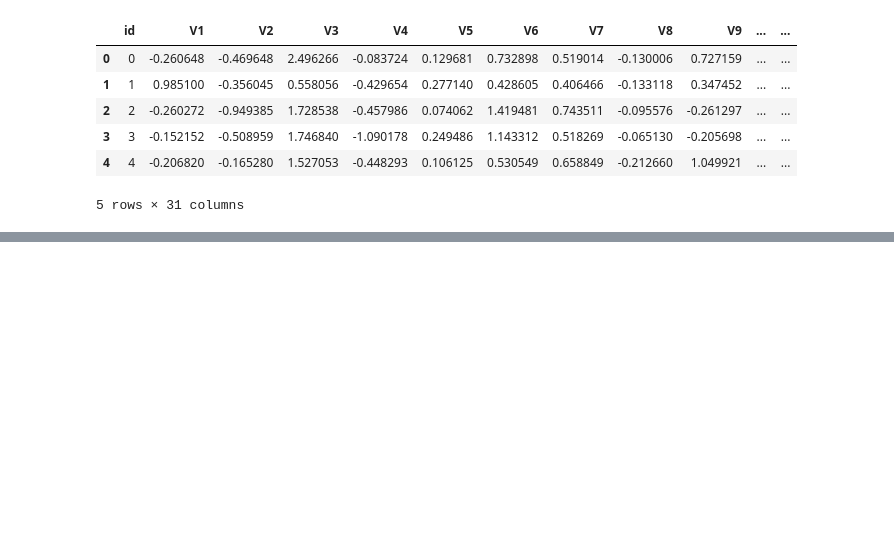
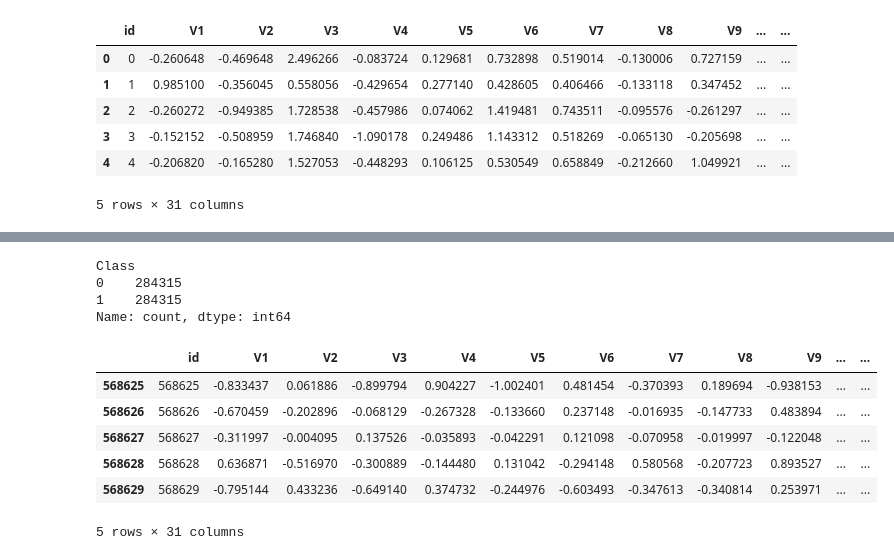
Before and after one commit to JhonnyMineu/FraudPrevention, a Jupyter notebook: FraudPrevention.ipynb, the cells around one changed output, grey strips where cells are left out. Drawn from its saved outputs; the diff is of its cells as text; code cells hidden in the pictures; blank space fills up the shorter version.

```diff
--- a/FraudPrevention.ipynb
+++ b/FraudPrevention.ipynb
@@ -20,0 +75,28 @@ df_credit.head()
+# %%
+# Confirmando quantidade de registros de fraude e não fraudes
+
+df_credit.Class.value_counts()
+# %% [output]
+Class
+0    284315
+1    284315
+Name: count, dtype: int64
+# %%
+# Definindo dataframes para validação
+
+
+# Separando dados não fraudes
+df_validacao_nao_fraude = df_credit[(df_credit['Class']==0)]
+df_validacao_nao_fraude.head(10)
+
+# Separando dados fraudes
+df_validacao_fraude = df_credit[(df_credit['Class']==1)]
+df_validacao_fraude.tail(10)
+# %% [output]
+|  | id | V1 | V2 | V3 | V4 | V5 | V6 | V7 | V8 | V9 | ... | ... |
+| 568625 | 568625 | -0.833437 | 0.061886 | -0.899794 | 0.904227 | -1.002401 | 0.481454 | -0.370393 | 0.189694 | -0.938153 | ... | ... |
+| 568626 | 568626 | -0.670459 | -0.202896 | -0.068129 | -0.267328 | -0.133660 | 0.237148 | -0.016935 | -0.147733 | 0.483894 | ... | ... |
+| 568627 | 568627 | -0.311997 | -0.004095 | 0.137526 | -0.035893 | -0.042291 | 0.121098 | -0.070958 | -0.019997 | -0.122048 | ... | ... |
+| 568628 | 568628 | 0.636871 | -0.516970 | -0.300889 | -0.144480 | 0.131042 | -0.294148 | 0.580568 | -0.207723 | 0.893527 | ... | ... |
+| 568629 | 568629 | -0.795144 | 0.433236 | -0.649140 | 0.374732 | -0.244976 | -0.603493 | -0.347613 | -0.340814 | 0.253971 | ... | ... |
+5 rows × 31 columns
```
Also changed, not shown: parts of 11 cells of this notebook, 1 other file.
